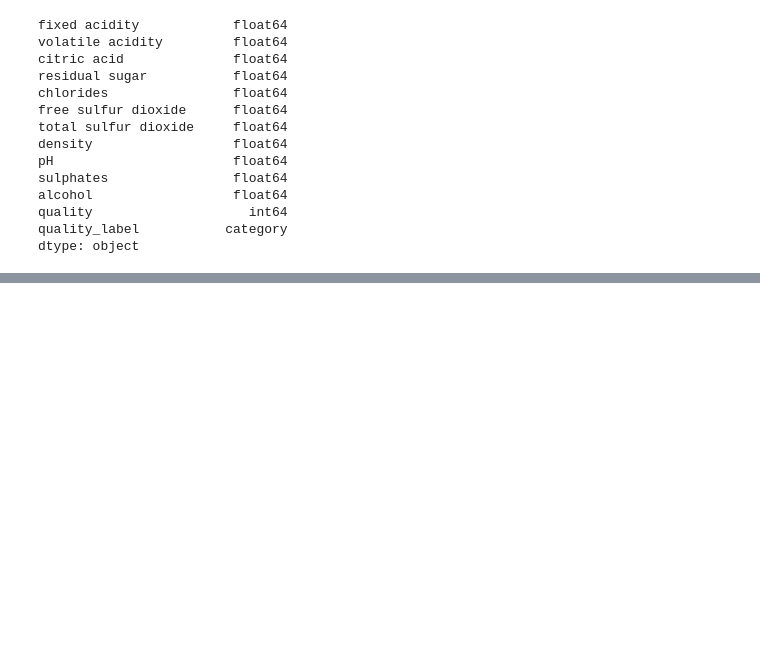
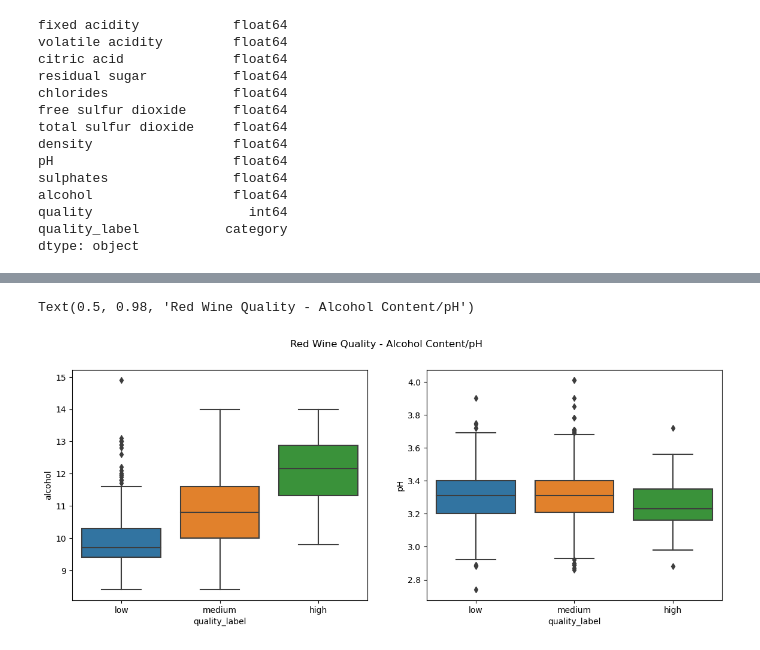
Before and after one commit to Godwin-Oti/Wine-Type-Analysis-and-Quality-Prediction-, a Jupyter notebook: Winery_project.ipynb, the cells around one changed output, grey strips where cells are left out. Cells and saved outputs as stored; diff of their text form; code cells hidden in the pictures; blank space fills up the shorter version.

```diff
--- a/Winery_project.ipynb
+++ b/Winery_project.ipynb
@@ -297,0 +347,15 @@ KeyboardInterrupt
+# %%
+fig,axs =plt.subplots(nrows=1,ncols=2,figsize=(14,5))
+sns.boxplot( y="alcohol", x="quality_label", data=red_wine, ax=axs[0])
+sns.boxplot( y="pH", x="quality_label", data=red_wine,ax=axs[1])
+#plt.title("Wine Quality - Alcohol Content/pH")
+fig.suptitle("Red Wine Quality - Alcohol Content/pH")
+
+#sns.countplot(data=red_wine, x ="quality_label",  ax=axs[0])
+#sns.countplot(data=white_wine, x ="quality_label",  ax=axs[1])
+#axs[0].set_title("Red wine")
+#axs[1].set_title("White wine")
+#axs[1].set_ylabel("")
+# %% [output]
+Text(0.5, 0.98, 'Red Wine Quality - Alcohol Content/pH')
+[figure, added]
```
Also changed, not shown: parts of 11 cells of this notebook.
